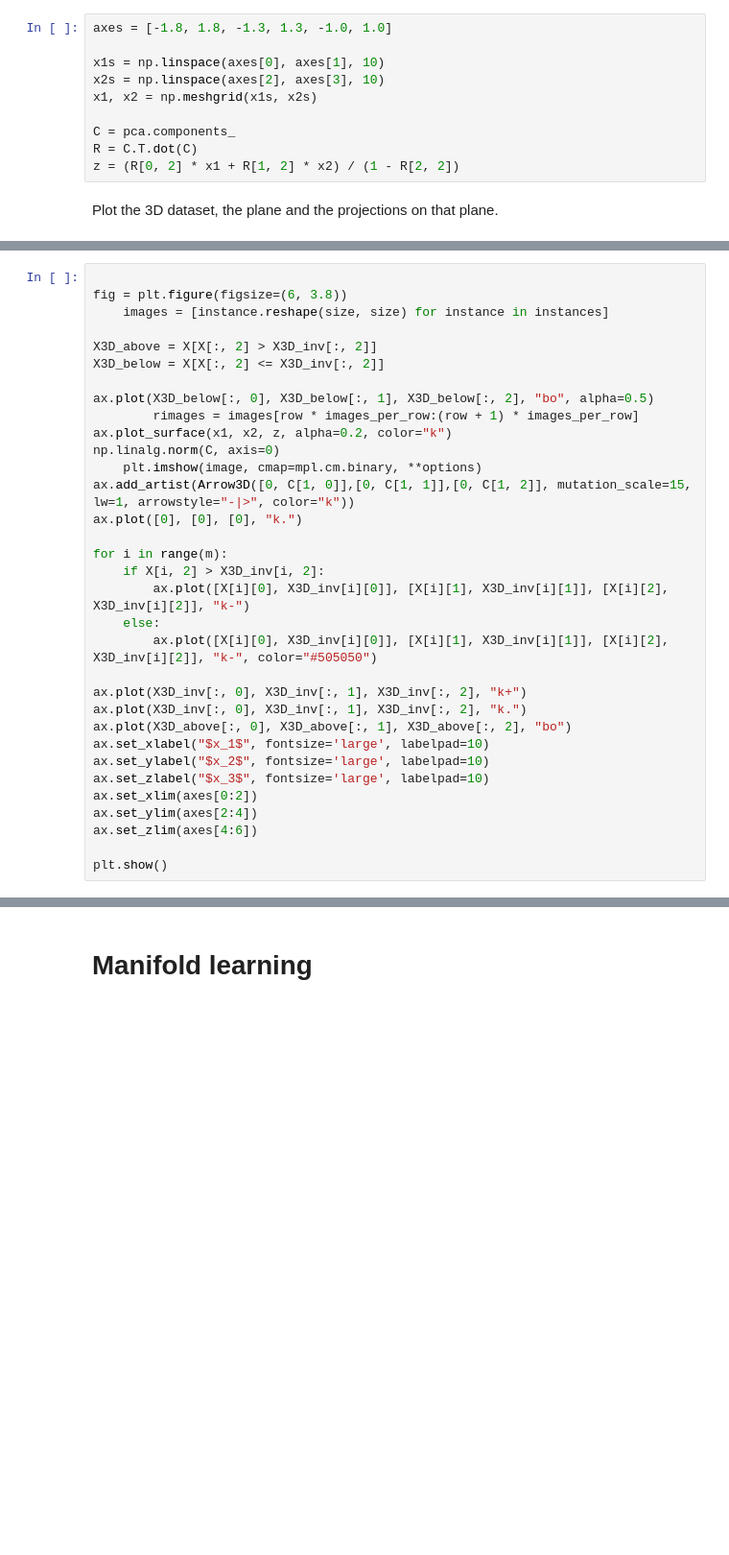
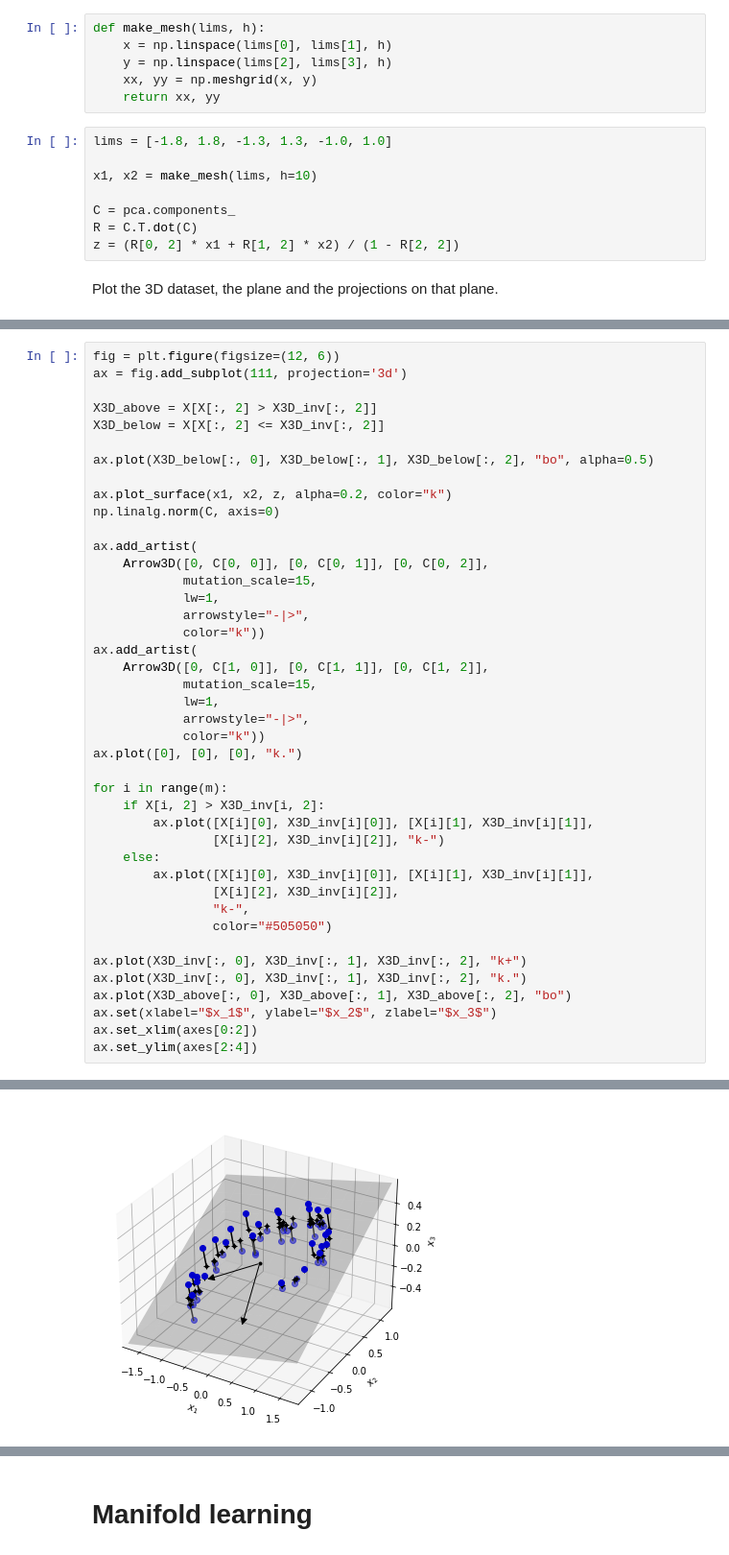
Before and after one commit to jy12060026ai/excss-stats, a Jupyter notebook: handson/08-dimensionality-reduction.ipynb, the cells around one changed output, grey strips where cells are left out. Shown at 96% size. Drawn from its saved outputs; the diff is of its cells as text; blank space fills up the shorter version.

```diff
--- a/handson/08-dimensionality-reduction.ipynb
+++ b/handson/08-dimensionality-reduction.ipynb
@@ -150,12 +150,16 @@ class Arrow3D(FancyArrowPatch):
         FancyArrowPatch.draw(self, renderer)
 # %% [markdown]
 Express the plane as a function of x and y.
+# %%
+def make_mesh(lims, h):
+    x = np.linspace(lims[0], lims[1], h)
+    y = np.linspace(lims[2], lims[3], h)
+    xx, yy = np.meshgrid(x, y)
+    return xx, yy
 # %%
-axes = [-1.8, 1.8, -1.3, 1.3, -1.0, 1.0]
+lims = [-1.8, 1.8, -1.3, 1.3, -1.0, 1.0]
 
-x1s = np.linspace(axes[0], axes[1], 10)
-x2s = np.linspace(axes[2], axes[3], 10)
-x1, x2 = np.meshgrid(x1s, x2s)
+x1, x2 = make_mesh(lims, h=10)
 
 C = pca.components_
 R = C.T.dot(C)
@@ -170,33 +171,43 @@ Saving figure dataset_3d_plot
 # %%
-
-fig = plt.figure(figsize=(6, 3.8))
-    images = [instance.reshape(size, size) for instance in instances]
+fig = plt.figure(figsize=(12, 6))
+ax = fig.add_subplot(111, projection='3d')
 
 X3D_above = X[X[:, 2] > X3D_inv[:, 2]]
 X3D_below = X[X[:, 2] <= X3D_inv[:, 2]]
 
 ax.plot(X3D_below[:, 0], X3D_below[:, 1], X3D_below[:, 2], "bo", alpha=0.5)
-        rimages = images[row * images_per_row:(row + 1) * images_per_row]
+
 ax.plot_surface(x1, x2, z, alpha=0.2, color="k")
 np.linalg.norm(C, axis=0)
-    plt.imshow(image, cmap=mpl.cm.binary, **options)
-ax.add_artist(Arrow3D([0, C[1, 0]],[0, C[1, 1]],[0, C[1, 2]], mutation_scale=15, lw=1, arrowstyle="-|>", color="k"))
+
+ax.add_artist(
+    Arrow3D([0, C[0, 0]], [0, C[0, 1]], [0, C[0, 2]],
+            mutation_scale=15,
+            lw=1,
+            arrowstyle="-|>",
+            color="k"))
+ax.add_artist(
+    Arrow3D([0, C[1, 0]], [0, C[1, 1]], [0, C[1, 2]],
+            mutation_scale=15,
+            lw=1,
+            arrowstyle="-|>",
+            color="k"))
 ax.plot([0], [0], [0], "k.")
 
 for i in range(m):
     if X[i, 2] > X3D_inv[i, 2]:
-        ax.plot([X[i][0], X3D_inv[i][0]], [X[i][1], X3D_inv[i][1]], [X[i][2], X3D_inv[i][2]], "k-")
+        ax.plot([X[i][0], X3D_inv[i][0]], [X[i][1], X3D_inv[i][1]],
+                [X[i][2], X3D_inv[i][2]], "k-")
     else:
-        ax.plot([X[i][0], X3D_inv[i][0]], [X[i][1], X3D_inv[i][1]], [X[i][2], X3D_inv[i][2]], "k-", color="#505050")
+        ax.plot([X[i][0], X3D_inv[i][0]], [X[i][1], X3D_inv[i][1]],
+                [X[i][2], X3D_inv[i][2]],
+                "k-",
+                color="#505050")
 
 ax.plot(X3D_inv[:, 0], X3D_inv[:, 1], X3D_inv[:, 2], "k+")
 ax.plot(X3D_inv[:, 0], X3D_inv[:, 1], X3D_inv[:, 2], "k.")
 ax.plot(X3D_above[:, 0], X3D_above[:, 1], X3D_above[:, 2], "bo")
-ax.set_xlabel("$x_1$", fontsize='large', labelpad=10)
-ax.set_ylabel("$x_2$", fontsize='large', labelpad=10)
-ax.set_zlabel("$x_3$", fontsize='large', labelpad=10)
+ax.set(xlabel="$x_1$", ylabel="$x_2$", zlabel="$x_3$")
 ax.set_xlim(axes[0:2])
 ax.set_ylim(axes[2:4])
-ax.set_zlim(axes[4:6])
-
-plt.show()
+# %% [output]
@@ -203,3 +217,4 @@ plt.show()
+[figure, added]
 # %%
 fig = plt.figure()
 ax = fig.add_subplot(111, aspect='equal')
```
Also changed, not shown: parts of 4 cells of this notebook.
